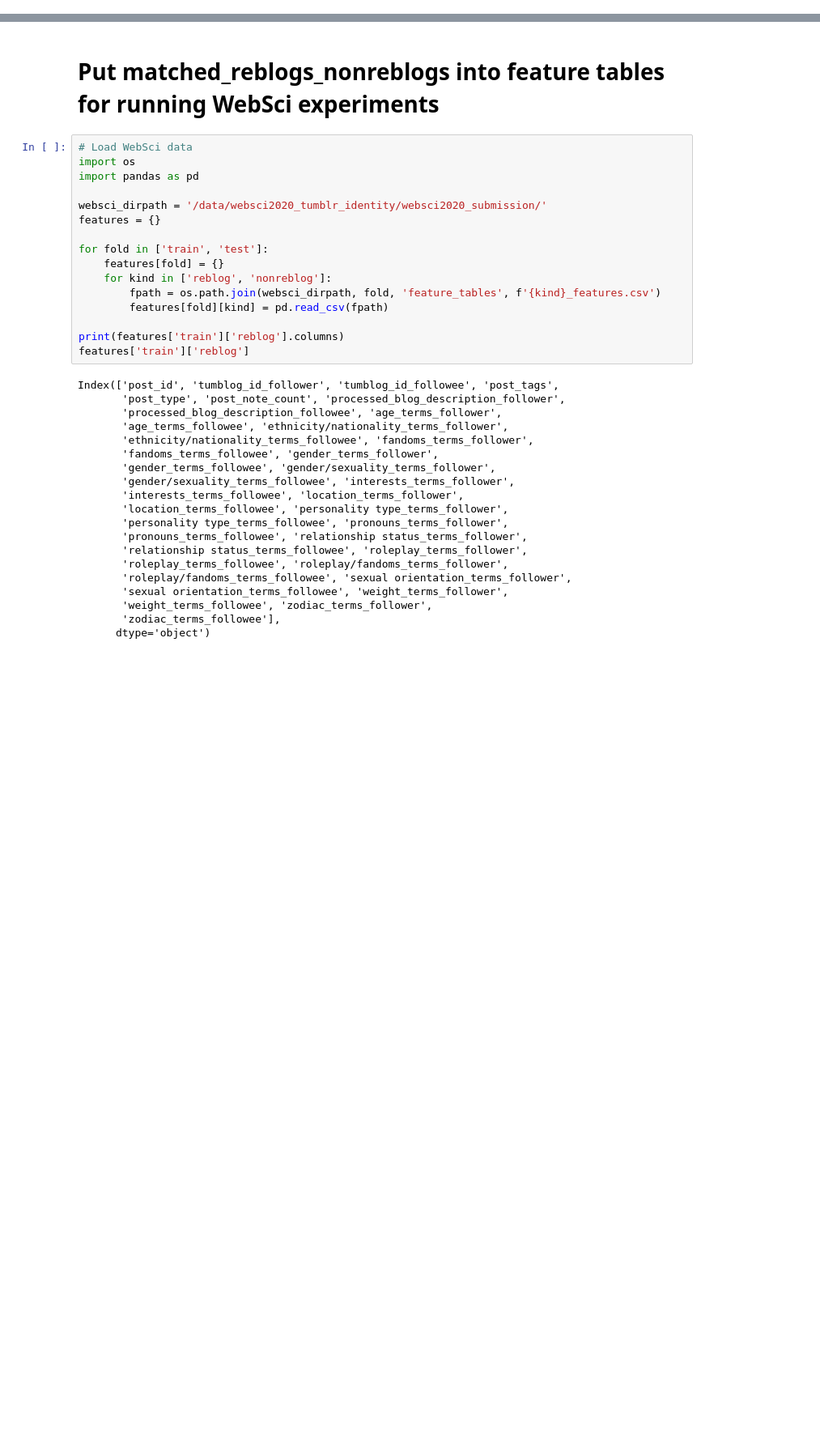
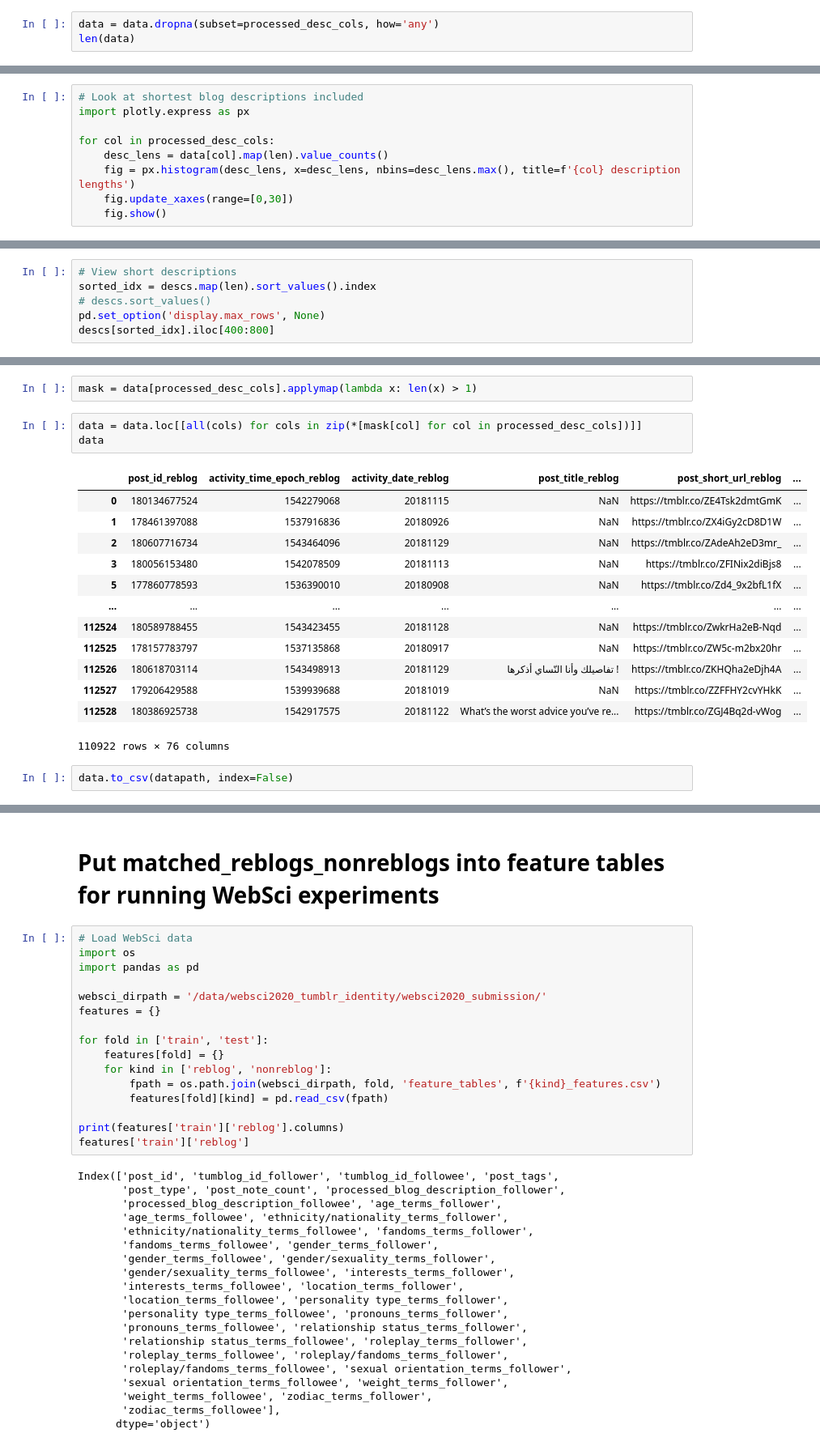
Before and after one commit to michaelmilleryoder/tumblr_community_identity, a Jupyter notebook: jupyter/prepare_experimental_dataset.ipynb, the cells around one changed output, grey strips where cells are left out. Shown at 81% size. Cells and saved outputs as stored; diff of their text form; blank space fills up the shorter version.

```diff
--- a/jupyter/prepare_experimental_dataset.ipynb
+++ b/jupyter/prepare_experimental_dataset.ipynb
@@ -75,0 +56,3 @@ Name: post_tags, Length: 641403, dtype: object
+# %%
+data = data.dropna(subset=processed_desc_cols, how='any')
+len(data)
@@ -75,0 +65,9 @@ Name: post_tags, Length: 641403, dtype: object
+# %%
+# Look at shortest blog descriptions included
+import plotly.express as px
+
+for col in processed_desc_cols:
+    desc_lens = data[col].map(len).value_counts()
+    fig = px.histogram(desc_lens, x=desc_lens, nbins=desc_lens.max(), title=f'{col} description lengths')
+    fig.update_xaxes(range=[0,30])
+    fig.show()
@@ -75,0 +76,6 @@ Name: post_tags, Length: 641403, dtype: object
+# %%
+# View short descriptions
+sorted_idx = descs.map(len).sort_values().index
+# descs.sort_values()
+pd.set_option('display.max_rows', None)
+descs[sorted_idx].iloc[400:800]
@@ -75,0 +100,21 @@ Name: post_tags, Length: 641403, dtype: object
+# %%
+mask = data[processed_desc_cols].applymap(lambda x: len(x) > 1)
+# %%
+data = data.loc[[all(cols) for cols in zip(*[mask[col] for col in processed_desc_cols])]]
+data
+# %% [output]
+|  | post_id_reblog | activity_time_epoch_reblog | activity_date_reblog | post_title_reblog | post_short_url_reblog | ... |
+| 0 | 180134677524 | 1542279068 | 20181115 | NaN | https://tmblr.co/ZE4Tsk2dmtGmK | ... |
+| 1 | 178461397088 | 1537916836 | 20180926 | NaN | https://tmblr.co/ZX4iGy2cD8D1W | ... |
+| 2 | 180607716734 | 1543464096 | 20181129 | NaN | https://tmblr.co/ZAdeAh2eD3mr_ | ... |
+| 3 | 180056153480 | 1542078509 | 20181113 | NaN | https://tmblr.co/ZFINix2diBjs8 | ... |
+| 5 | 177860778593 | 1536390010 | 20180908 | NaN | https://tmblr.co/Zd4_9x2bfL1fX | ... |
+| ... | ... | ... | ... | ... | ... | ... |
+| 112524 | 180589788455 | 1543423455 | 20181128 | NaN | https://tmblr.co/ZwkrHa2eB-Nqd | ... |
+| 112525 | 178157783797 | 1537135868 | 20180917 | NaN | https://tmblr.co/ZW5c-m2bx20hr | ... |
+| 112526 | 180618703114 | 1543498913 | 20181129 | تفاصيلك وأنا النّساي أذكرها ! | https://tmblr.co/ZKHQha2eDjh4A | ... |
+| 112527 | 179206429588 | 1539939688 | 20181019 | NaN | https://tmblr.co/ZZFFHY2cvYHkK | ... |
+| 112528 | 180386925738 | 1542917575 | 20181122 | What’s the worst advice you’ve re... | https://tmblr.co/ZGJ4Bq2d-vWog | ... |
+110922 rows × 76 columns
+# %%
+data.to_csv(datapath, index=False)
```
Also changed, not shown: parts of 26 cells of this notebook, 6 other files.
